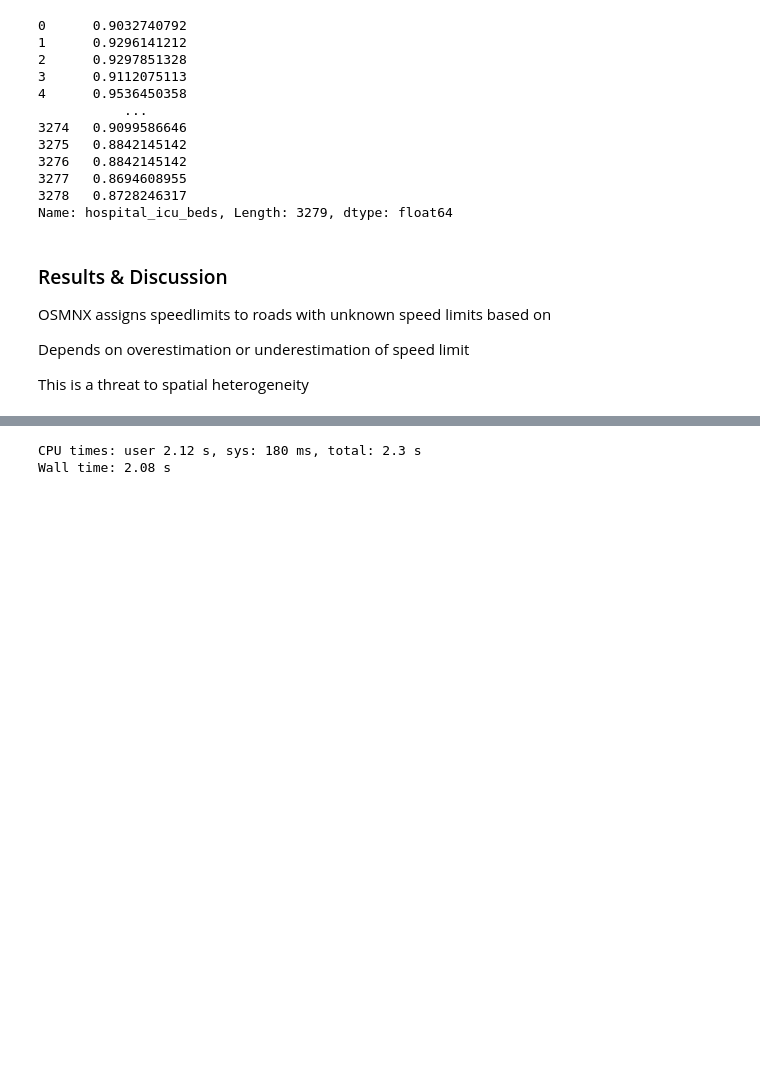
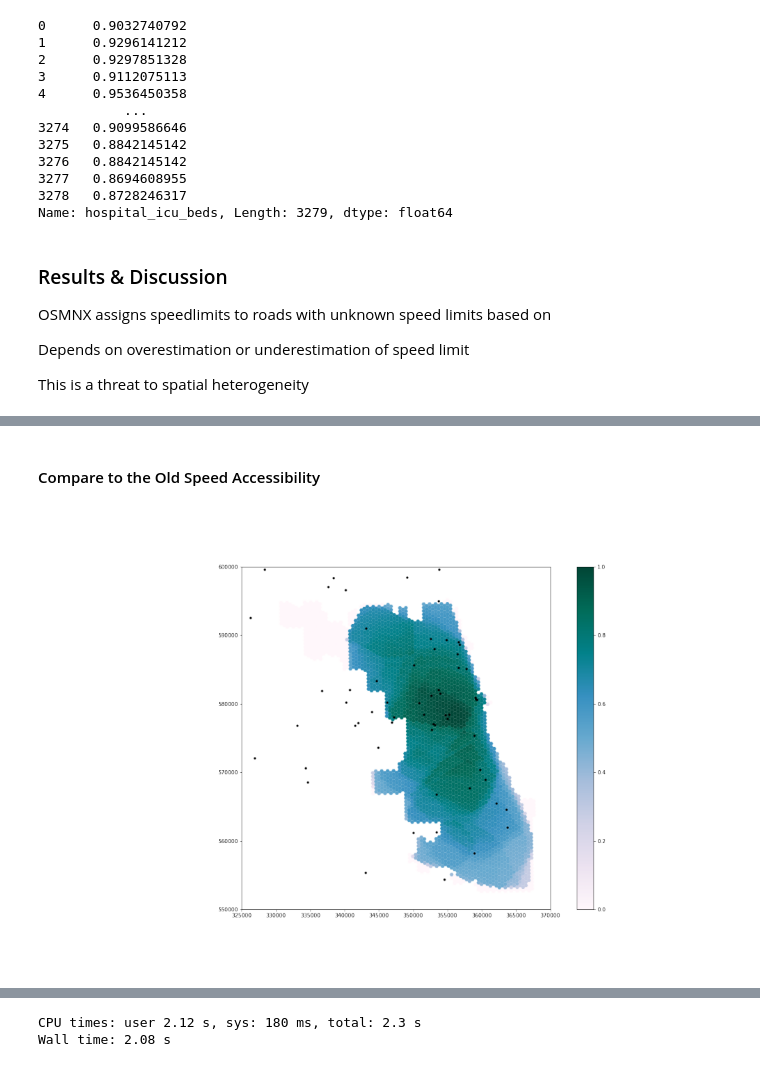
Before and after one commit to whprocter/RPr-Kang-2020, a Jupyter notebook: procedure/code/03-COVID-19Acc-Reanalysis.ipynb, the cells around one changed output, grey strips where cells are left out. Drawn from its saved outputs; the diff is of its cells as text; code cells hidden in the pictures; blank space fills up the shorter version.

```diff
--- a/procedure/code/03-COVID-19Acc-Reanalysis.ipynb
+++ b/procedure/code/03-COVID-19Acc-Reanalysis.ipynb
@@ -1162,0 +1191,12 @@ Wall time: 3.17 s
+# %% [markdown]
+#### Compare to the Old Speed Accessibility
+# %%
+# Load accessibility map using old speed limit approach
+import matplotlib.image as mpimg
+old_speed = mpimg.imread('./results/figures/reproduction/pop_icu_beds_buffTrue_continuous.png')
+fig = plt.figure(figsize=(18, 12))
+plt.imshow(old_speed)
+plt.axis('off')  # Hide the axis
+plt.show()
+# %% [output]
+[figure, added]
```
Also changed, not shown: parts of 12 cells of this notebook, 3 other files.
